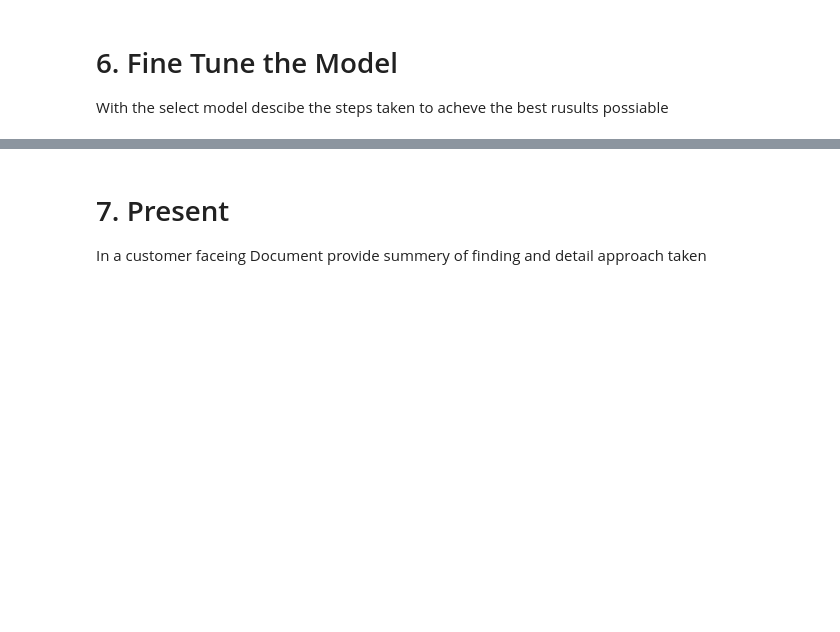
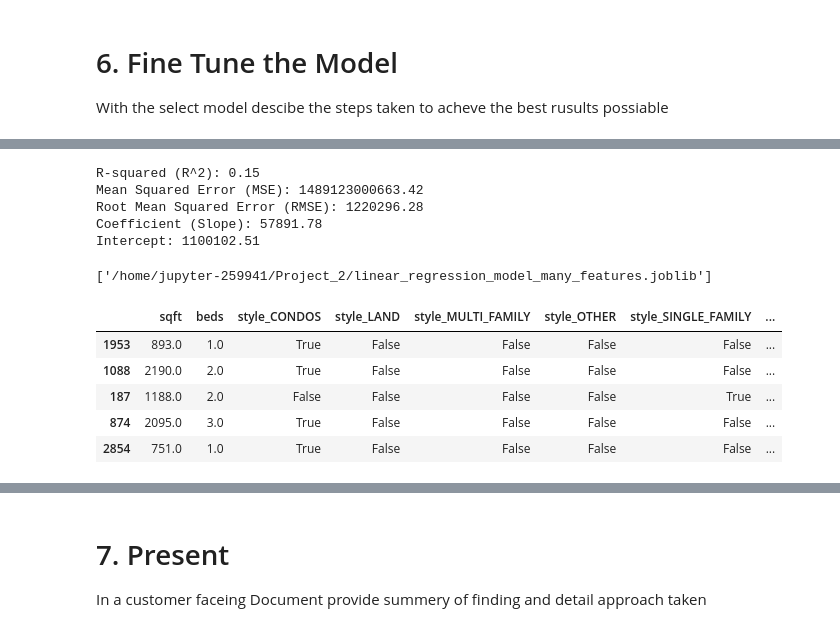
Before and after one commit to alanjit2/Machine-Learning-AI-Honors, a Jupyter notebook: Project_2/Project_2.ipynb, the cells around one changed output, grey strips where cells are left out. Saved outputs shown, nothing was run; the diff lists cells and outputs as text; code cells hidden in the pictures; blank space fills up the shorter version.

Commit message:
Worked on Project_2 and Saved Models

```diff
--- a/Project_2/Project_2.ipynb
+++ b/Project_2/Project_2.ipynb
@@ -257,0 +374,19 @@ With the select model descibe the steps taken to acheve the best rusults possiab
+# %%
+
+X = pd.DataFrame({
+    "style": data.loc[:, "style"],
+    "sqft":  data.loc[:, "sqft"],
+    "beds":  data.loc[:, "beds"]
+})
+
+# one-hot encoding to make 'style' True false
+X = pd.get_dummies(X, columns=['style'], drop_first=True)
+
+df = pd.concat([X, Y], axis=1)
+df = df.dropna()
+X, Y = df[X.columns], df["list_price"]
+
+X_train, X_test, y_train, y_test = train_test_split(
+    X, Y, test_size=0.2, stratify=y_binned,  # Use the binned version for stratification
+    random_state=42
+)
@@ -257,0 +401,30 @@ With the select model descibe the steps taken to acheve the best rusults possiab
+# %%
+lin_reg_model_3 = LinearRegression()
+lin_reg_model_3.fit(X_train_scaled, y_train)
+
+y_predict = lin_reg_model_3.predict(X_test_scaled)
+
+# Calculate and print metrics
+r_squared = r2_score(y_test, y_predict)
+mse = mean_squared_error(y_test, y_predict)
+rmse = np.sqrt(mse)
+
+print(f"R-squared (R^2): {r_squared:.2f}")
+print(f"Mean Squared Error (MSE): {mse:.2f}")
+print(f"Root Mean Squared Error (RMSE): {rmse:.2f}")
+
+# Get and print the coefficients from the loaded model
+slope = lin_reg_model_2.coef_[0]
+intercept = lin_reg_model_2.intercept_
+print(f"Coefficient (Slope): {slope:.2f}")
+print(f"Intercept: {intercept:.2f}")
+# %% [output]
+R-squared (R^2): 0.15
+Mean Squared Error (MSE): 1489123000663.42
+Root Mean Squared Error (RMSE): 1220296.28
+Coefficient (Slope): 57891.78
+Intercept: 1100102.51
+# %%
+joblib.dump(lin_reg_model_3, '/home/jupyter-259941/Project_2/linear_regression_model_many_features.joblib')
+# %% [output]
+['/home/jupyter-259941/Project_2/linear_regression_model_many_features.joblib']
@@ -257,0 +434,26 @@ With the select model descibe the steps taken to acheve the best rusults possiab
+# %%
+X = pd.DataFrame({
+    "style": data.loc[:, "style"],
+    "sqft":  data.loc[:, "sqft"],
+    "beds":  data.loc[:, "beds"]
+})
+
+# one-hot encoding to make 'style' True false
+X = pd.get_dummies(X, columns=['style'], drop_first=True)
+
+df = pd.concat([X, Y], axis=1)
+df = df.dropna()
+X, Y = df[X.columns], df["list_price"]
+
+X_train, X_test, y_train, y_test = train_test_split(
+    X, Y, test_size=0.2, stratify=y_binned,  # Use the binned version for stratification
+    random_state=42
+)
+X_train.head()
+# %% [output]
+|  | sqft | beds | style_CONDOS | style_LAND | style_MULTI_FAMILY | style_OTHER | style_SINGLE_FAMILY | ... |
+| 1953 | 893.0 | 1.0 | True | False | False | False | False | ... |
+| 1088 | 2190.0 | 2.0 | True | False | False | False | False | ... |
+| 187 | 1188.0 | 2.0 | False | False | False | False | True | ... |
+| 874 | 2095.0 | 3.0 | True | False | False | False | False | ... |
+| 2854 | 751.0 | 1.0 | True | False | False | False | False | ... |
```
Also changed, not shown: parts of 14 cells of this notebook, 3 other files.
